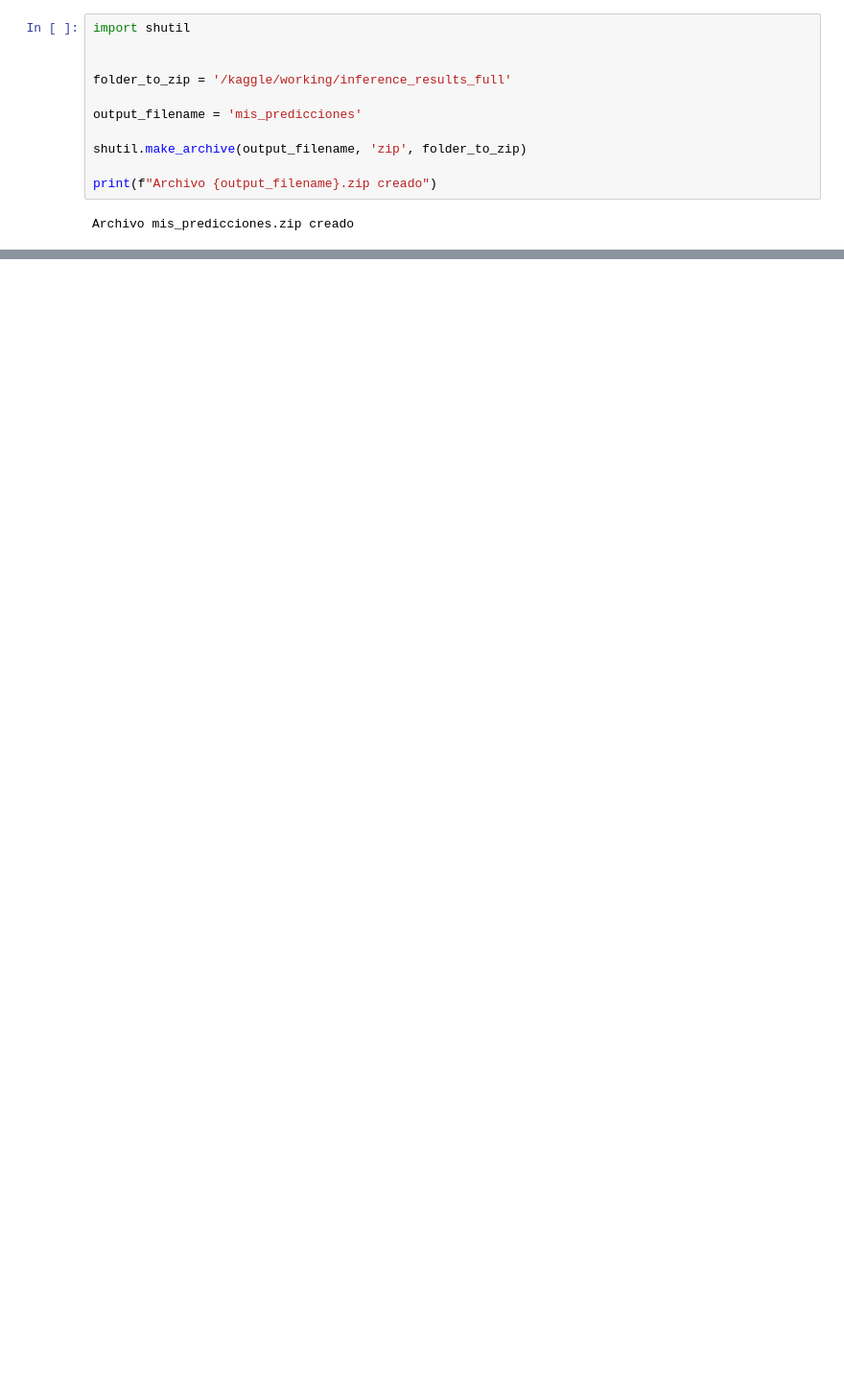
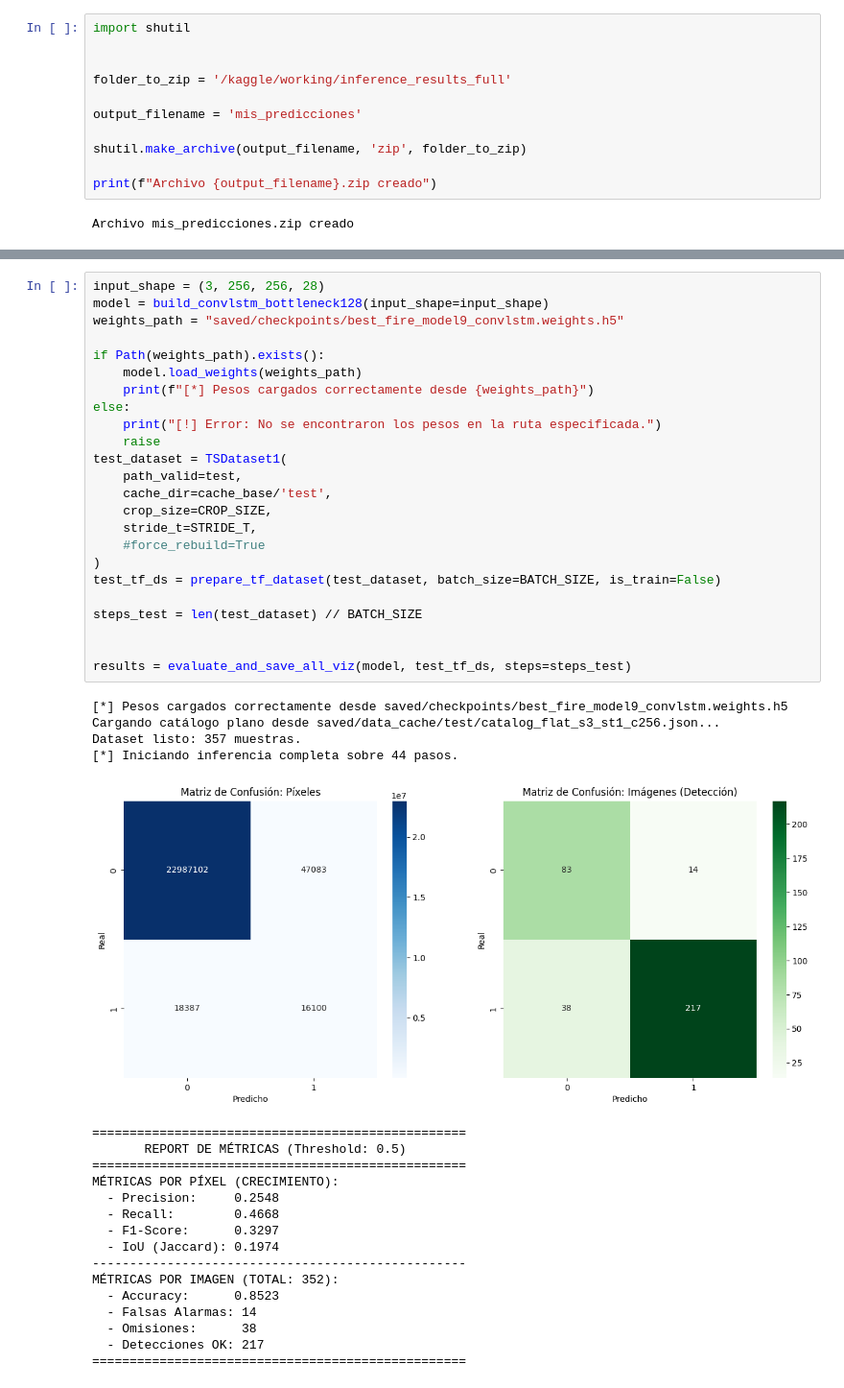
Before and after one commit to ALbertE03/Neural-Nertwork-project, a Jupyter notebook: nn/fire_predict/nn.ipynb, the cells around one changed output, grey strips where cells are left out. Shown at 96% size. Saved outputs shown, nothing was run; the diff lists cells and outputs as text; blank space fills up the shorter version.

```diff
--- a/nn/fire_predict/nn.ipynb
+++ b/nn/fire_predict/nn.ipynb
@@ -1586,0 +1723,45 @@ Archivo mis_predicciones.zip creado
+# %%
+input_shape = (3, 256, 256, 28)
+model = build_convlstm_bottleneck128(input_shape=input_shape)
+weights_path = "saved/checkpoints/best_fire_model9_convlstm.weights.h5"
+
+if Path(weights_path).exists():
+    model.load_weights(weights_path)
+    print(f"[*] Pesos cargados correctamente desde {weights_path}")
+else:
+    print("[!] Error: No se encontraron los pesos en la ruta especificada.")
+    raise
+test_dataset = TSDataset1(
+    path_valid=test,
+    cache_dir=cache_base/'test',
+    crop_size=CROP_SIZE,
+    stride_t=STRIDE_T,
+    #force_rebuild=True
+)
+test_tf_ds = prepare_tf_dataset(test_dataset, batch_size=BATCH_SIZE, is_train=False)
+
+steps_test = len(test_dataset) // BATCH_SIZE
+
+
+results = evaluate_and_save_all_viz(model, test_tf_ds, steps=steps_test)
+# %% [output]
+[*] Pesos cargados correctamente desde saved/checkpoints/best_fire_model9_convlstm.weights.h5
+Cargando catálogo plano desde saved/data_cache/test/catalog_flat_s3_st1_c256.json...
+Dataset listo: 357 muestras.
+[*] Iniciando inferencia completa sobre 44 pasos.
+[figure, added]
+==================================================
+       REPORT DE MÉTRICAS (Threshold: 0.5)
+==================================================
+MÉTRICAS POR PÍXEL (CRECIMIENTO):
+  - Precision:     0.2548
+  - Recall:        0.4668
+  - F1-Score:      0.3297
+  - IoU (Jaccard): 0.1974
+--------------------------------------------------
+MÉTRICAS POR IMAGEN (TOTAL: 352):
+  - Accuracy:      0.8523
+  - Falsas Alarmas: 14
+  - Omisiones:      38
+  - Detecciones OK: 217
+==================================================
```
Also changed, not shown: parts of 23 cells of this notebook.
